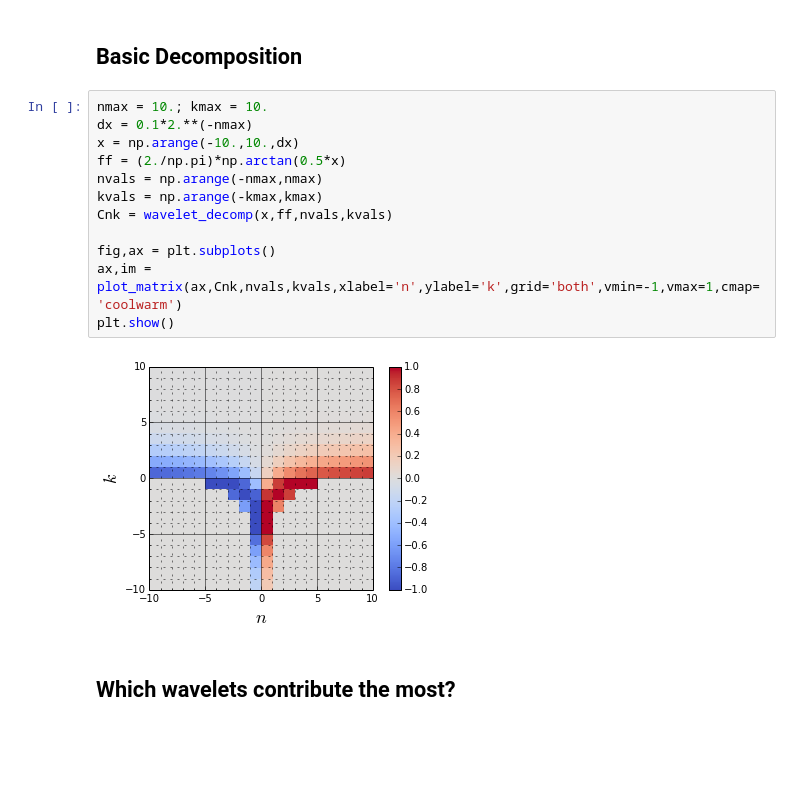
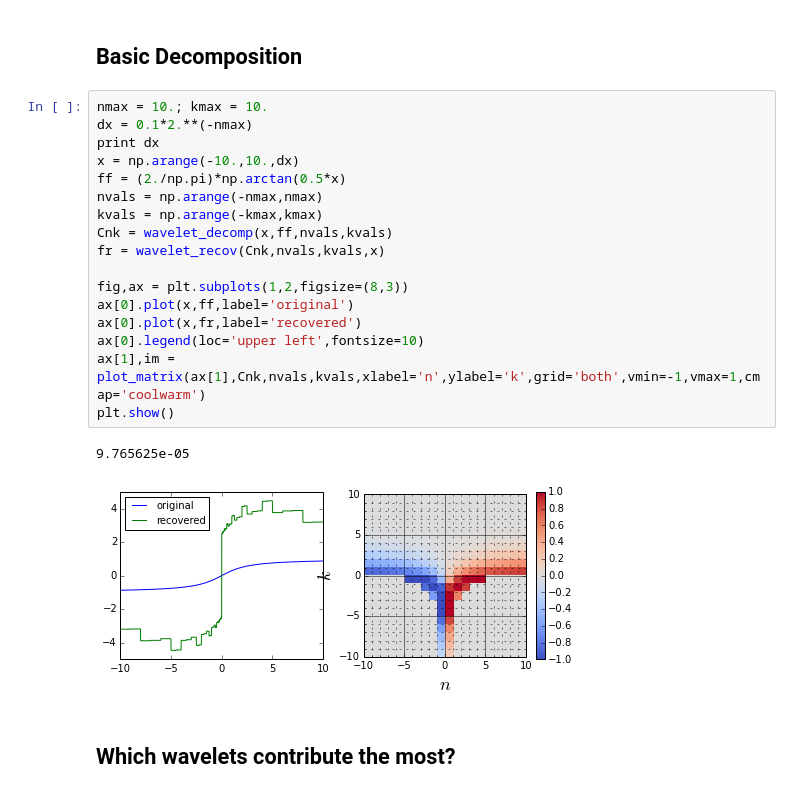
Before and after one commit to mpresley42/KSZ_21cm_Constraints, a Jupyter notebook: code/Python/tophat_wavelets.ipynb, the cells around one changed output. Drawn from its saved outputs; the diff is of its cells as text; blank space fills up the shorter version.

Commit message:
More wavelet stuff.

```diff
--- a/code/Python/tophat_wavelets.ipynb
+++ b/code/Python/tophat_wavelets.ipynb
@@ -91,17 +136,23 @@ def wavelet_mapping(nlist,klist):
 # %%
 nmax = 10.; kmax = 10.
 dx = 0.1*2.**(-nmax)
+print dx
 x = np.arange(-10.,10.,dx)
 ff = (2./np.pi)*np.arctan(0.5*x)
 nvals = np.arange(-nmax,nmax)
 kvals = np.arange(-kmax,kmax)
 Cnk = wavelet_decomp(x,ff,nvals,kvals)
+fr = wavelet_recov(Cnk,nvals,kvals,x)
 
-fig,ax = plt.subplots()
-ax,im = plot_matrix(ax,Cnk,nvals,kvals,xlabel='n',ylabel='k',grid='both',vmin=-1,vmax=1,cmap='coolwarm')
+fig,ax = plt.subplots(1,2,figsize=(8,3))
+ax[0].plot(x,ff,label='original')
+ax[0].plot(x,fr,label='recovered')
+ax[0].legend(loc='upper left',fontsize=10)
+ax[1],im = plot_matrix(ax[1],Cnk,nvals,kvals,xlabel='n',ylabel='k',grid='both',vmin=-1,vmax=1,cmap='coolwarm')
 plt.show()
 # %% [output]
+9.765625e-05
-[figure, old version]
+[figure, new version]
 # %% [markdown]
 ## Which wavelets contribute the most?
 # %%
```
Also changed, not shown: parts of 5 cells of this notebook, 1 other file.
